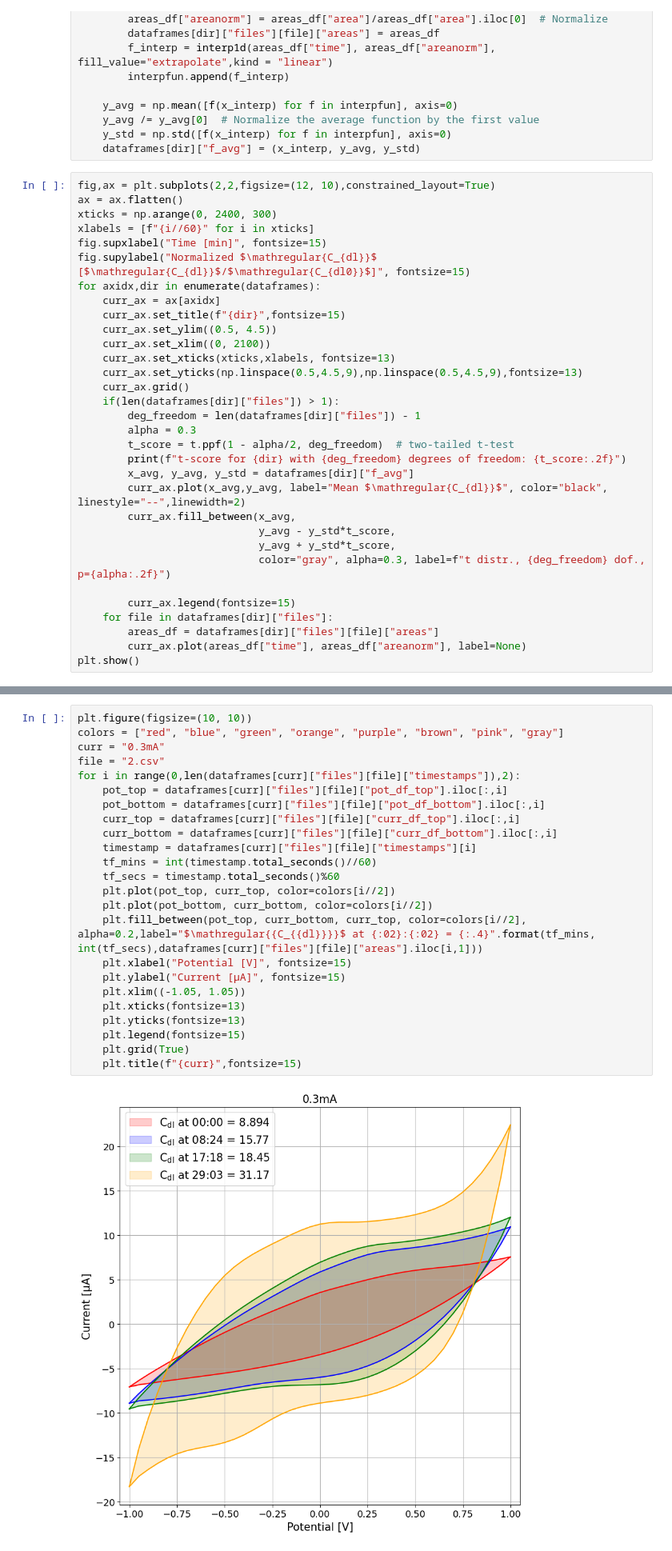
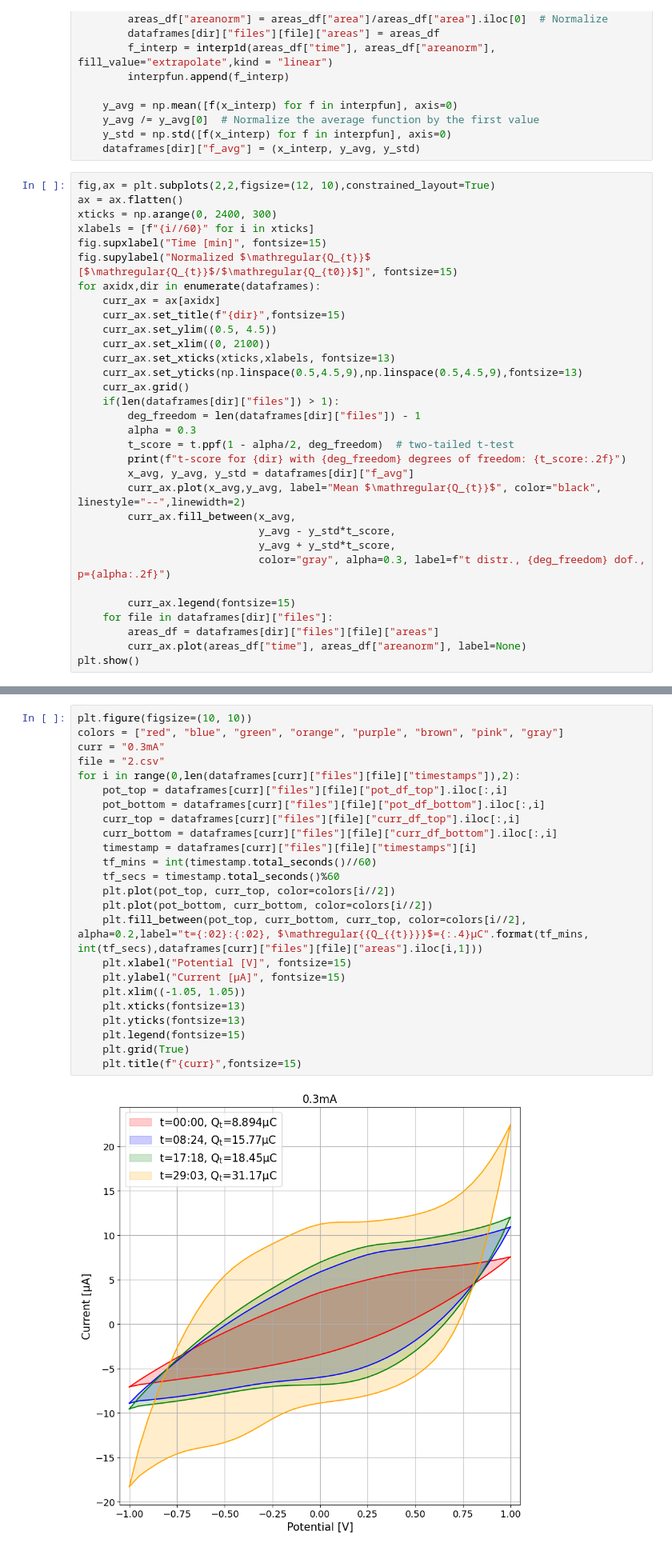
Before and after one commit to benjibst/cyclic_voltammetry_notebook, a Jupyter notebook: analyze.ipynb, the cells around one changed output, grey strips where cells are left out. Shown: that part at 80% size. Drawn from its saved outputs; the diff is of its cells as text.

```diff
--- a/analyze.ipynb
+++ b/analyze.ipynb
@@ -108,7 +108,7 @@ ax = ax.flatten()
 xticks = np.arange(0, 2400, 300)
 xlabels = [f"{i//60}" for i in xticks]
 fig.supxlabel("Time [min]", fontsize=15)
-fig.supylabel("Normalized $\mathregular{C_{dl}}$ [$\mathregular{C_{dl}}$/$\mathregular{C_{dl0}}$]", fontsize=15)
+fig.supylabel("Normalized $\mathregular{Q_{t}}$ [$\mathregular{Q_{t}}$/$\mathregular{Q_{t0}}$]", fontsize=15)
 for axidx,dir in enumerate(dataframes):
     curr_ax = ax[axidx]
     curr_ax.set_title(f"{dir}",fontsize=15)
@@ -123,7 +123,7 @@ for axidx,dir in enumerate(dataframes):
         t_score = t.ppf(1 - alpha/2, deg_freedom)  # two-tailed t-test
         print(f"t-score for {dir} with {deg_freedom} degrees of freedom: {t_score:.2f}")
         x_avg, y_avg, y_std = dataframes[dir]["f_avg"]
-        curr_ax.plot(x_avg,y_avg, label="Mean $\mathregular{C_{dl}}$", color="black", linestyle="--",linewidth=2)
+        curr_ax.plot(x_avg,y_avg, label="Mean $\mathregular{Q_{t}}$", color="black", linestyle="--",linewidth=2)
         curr_ax.fill_between(x_avg,
                              y_avg - y_std*t_score,
                              y_avg + y_std*t_score,
@@ -175,26 +175,26 @@ t-score for 0.3mA with 1 degrees of freedom: 1.96
 # %%
 plt.figure(figsize=(10, 10))
 colors = ["red", "blue", "green", "orange", "purple", "brown", "pink", "gray"]
 curr = "0.3mA"
 file = "2.csv"
 for i in range(0,len(dataframes[curr]["files"][file]["timestamps"]),2):
     pot_top = dataframes[curr]["files"][file]["pot_df_top"].iloc[:,i]
     pot_bottom = dataframes[curr]["files"][file]["pot_df_bottom"].iloc[:,i]
     curr_top = dataframes[curr]["files"][file]["curr_df_top"].iloc[:,i]
     curr_bottom = dataframes[curr]["files"][file]["curr_df_bottom"].iloc[:,i]
     timestamp = dataframes[curr]["files"][file]["timestamps"][i]
     tf_mins = int(timestamp.total_seconds()//60)
     tf_secs = timestamp.total_seconds()%60
     plt.plot(pot_top, curr_top, color=colors[i//2])
     plt.plot(pot_bottom, curr_bottom, color=colors[i//2])
-    plt.fill_between(pot_top, curr_bottom, curr_top, color=colors[i//2], alpha=0.2,label="$\mathregular{{C_{{dl}}}}$ at {:02}:{:02} = {:.4}".format(tf_mins, int(tf_secs),dataframes[curr]["files"][file]["areas"].iloc[i,1]))
+    plt.fill_between(pot_top, curr_bottom, curr_top, color=colors[i//2], alpha=0.2,label="t={:02}:{:02}, $\mathregular{{Q_{{t}}}}$={:.4}μC".format(tf_mins, int(tf_secs),dataframes[curr]["files"][file]["areas"].iloc[i,1]))
     plt.xlabel("Potential [V]", fontsize=15)
     plt.ylabel("Current [μA]", fontsize=15)
     plt.xlim((-1.05, 1.05))
     plt.xticks(fontsize=13)
     plt.yticks(fontsize=13)
     plt.legend(fontsize=15)
     plt.grid(True)
     plt.title(f"{curr}",fontsize=15)
 # %% [output]
-[figure, old version]
+[figure, new version]
```
Also changed, not shown: parts of 2 cells of this notebook, 4 other files.
